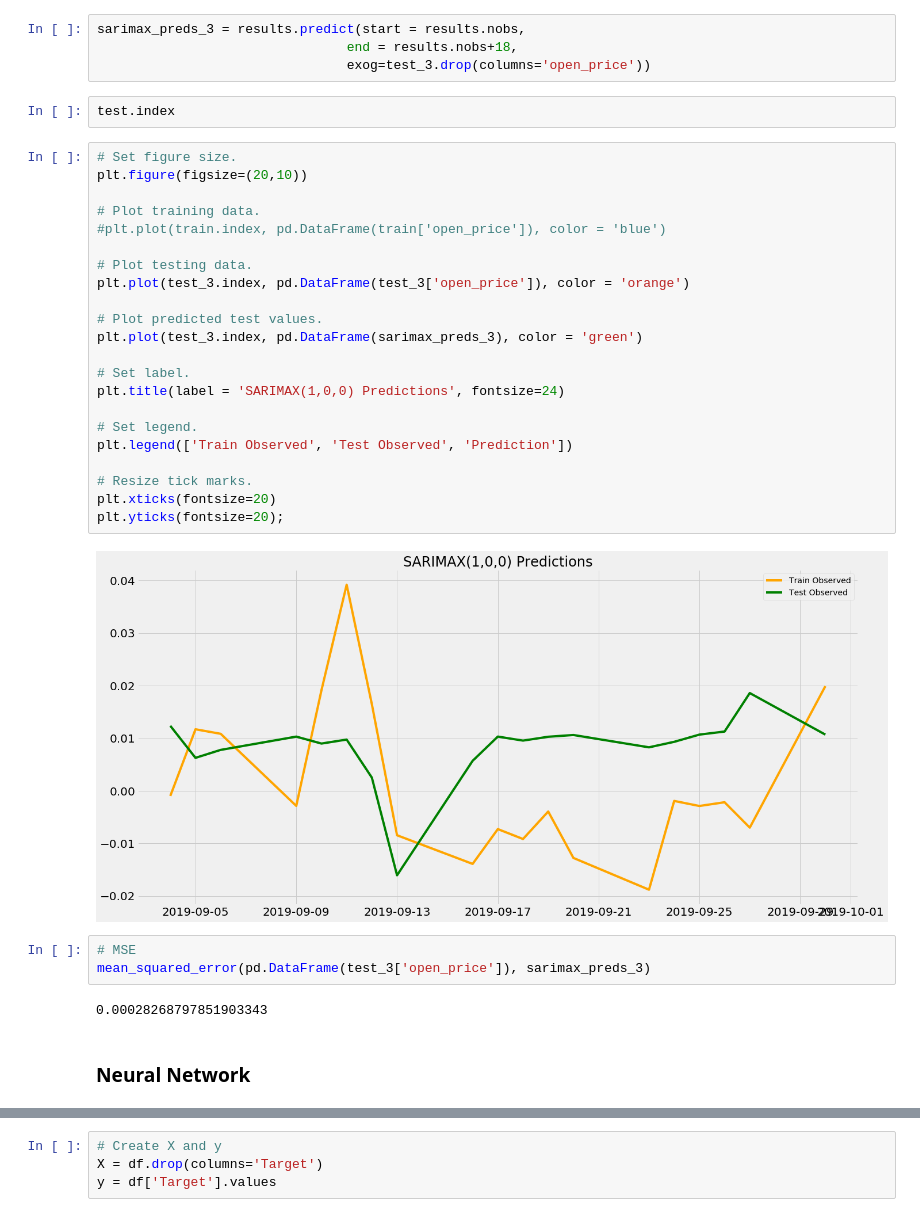
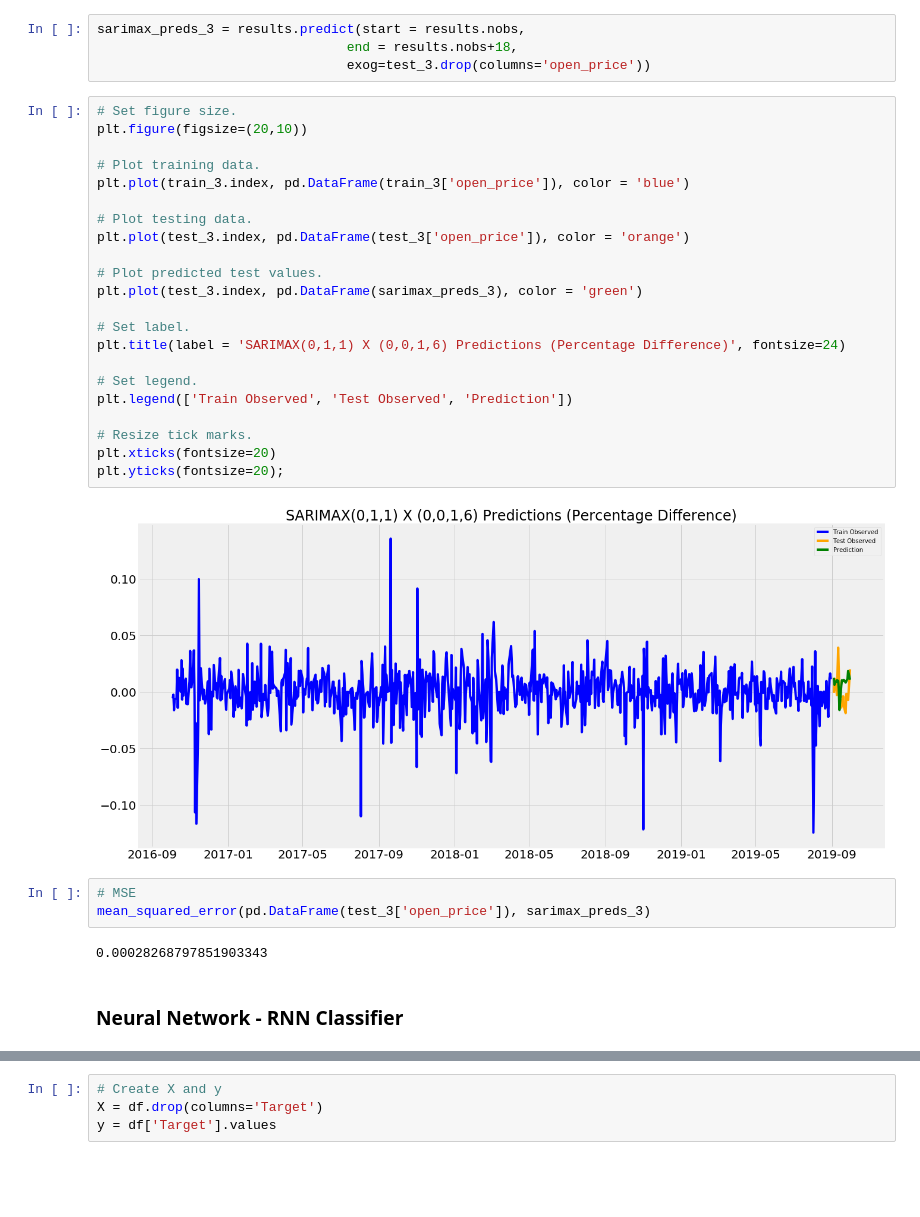
Before and after one commit to F1282231/RGR_Stock_Price_Project, a Jupyter notebook: code/Part-7-modeling-and-evaluation.ipynb, the cells around one changed output, grey strips where cells are left out. Drawn from its saved outputs; the diff is of its cells as text; blank space fills up the shorter version.

```diff
--- a/code/Part-7-modeling-and-evaluation.ipynb
+++ b/code/Part-7-modeling-and-evaluation.ipynb
@@ -472,36 +572,34 @@ plt.show()
 sarimax_preds_3 = results.predict(start = results.nobs,
                                 end = results.nobs+18,
                                 exog=test_3.drop(columns='open_price'))
-# %%
-test.index
 # %%
 # Set figure size.
 plt.figure(figsize=(20,10))
 
 # Plot training data.
-#plt.plot(train.index, pd.DataFrame(train['open_price']), color = 'blue')
+plt.plot(train_3.index, pd.DataFrame(train_3['open_price']), color = 'blue')
 
 # Plot testing data.
 plt.plot(test_3.index, pd.DataFrame(test_3['open_price']), color = 'orange')
 
 # Plot predicted test values.
 plt.plot(test_3.index, pd.DataFrame(sarimax_preds_3), color = 'green')
 
 # Set label.
-plt.title(label = 'SARIMAX(1,0,0) Predictions', fontsize=24)
+plt.title(label = 'SARIMAX(0,1,1) X (0,0,1,6) Predictions (Percentage Difference)', fontsize=24)
 
 # Set legend.
 plt.legend(['Train Observed', 'Test Observed', 'Prediction'])
 
 # Resize tick marks.
 plt.xticks(fontsize=20)
 plt.yticks(fontsize=20);
 # %% [output]
-[figure, old version]
+[figure, new version]
 # %%
 # MSE
 mean_squared_error(pd.DataFrame(test_3['open_price']), sarimax_preds_3)
 # %% [output]
 0.00028268797851903343
 # %% [markdown]
-### Neural Network
+### Neural Network - RNN Classifier
```
Also changed, not shown: parts of 100 cells of this notebook, 3 other files.
